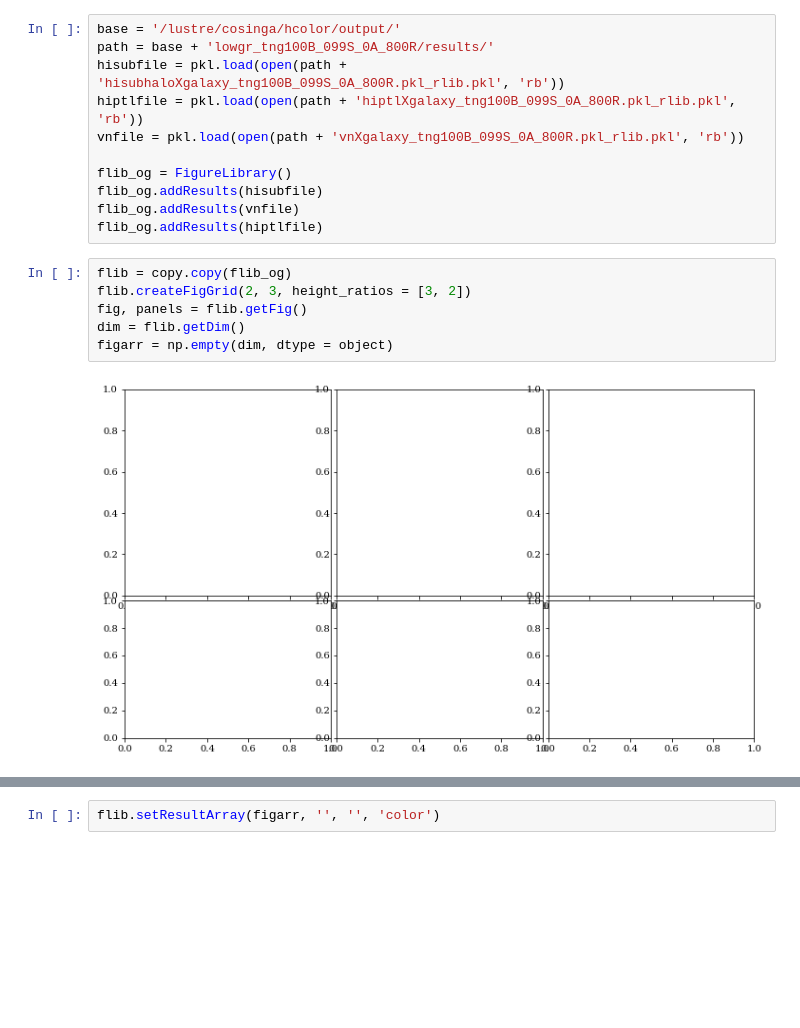
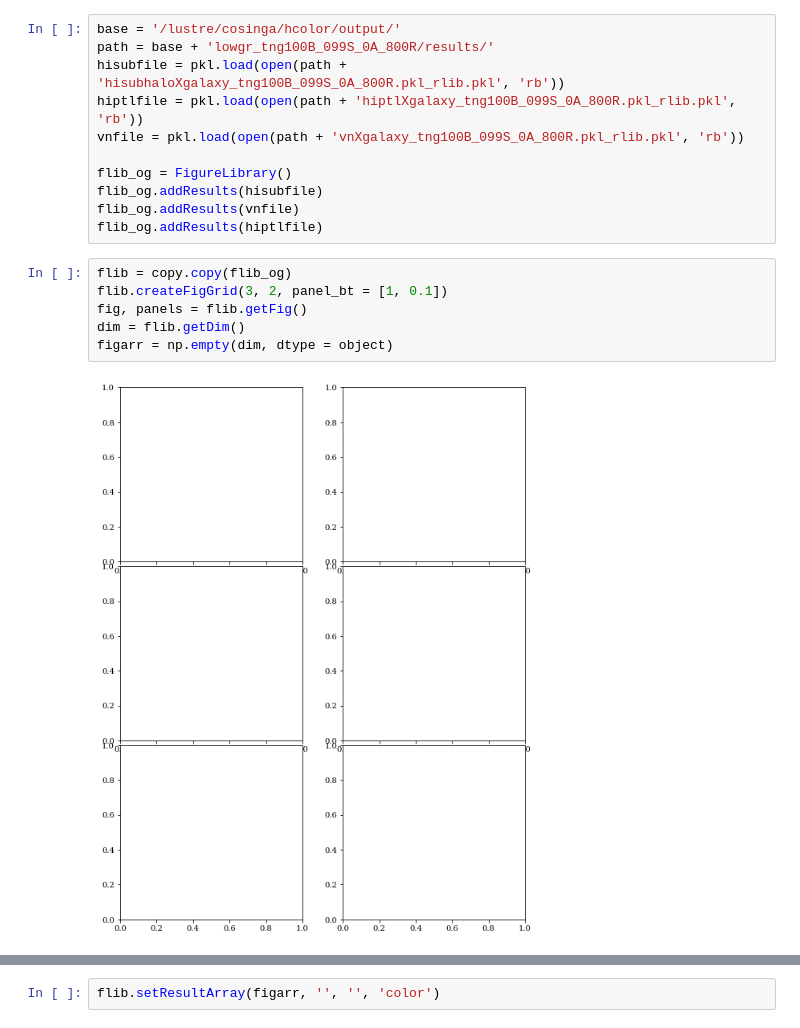
Before and after one commit to calvinosinga/hcolor, a Jupyter notebook: fig_md_analysis/HIXgalaxy/Untitled.ipynb, the cells around one changed output, grey strips where cells are left out. Cells and saved outputs as stored; diff of their text form; blank space fills up the shorter version.

```diff
--- a/fig_md_analysis/HIXgalaxy/Untitled.ipynb
+++ b/fig_md_analysis/HIXgalaxy/Untitled.ipynb
@@ -20,12 +20,12 @@ flib_og.addResults(vnfile)
 flib_og.addResults(hiptlfile)
 # %%
 flib = copy.copy(flib_og)
-flib.createFigGrid(2, 3, height_ratios = [3, 2])
+flib.createFigGrid(3, 2, panel_bt = [1, 0.1])
 fig, panels = flib.getFig()
 dim = flib.getDim()
 figarr = np.empty(dim, dtype = object)
 # %% [output]
-[figure, old version]
+[figure, new version]
 # %%
 # making panel 0,0 results
 idx = (0,0)
```
Also changed, not shown: parts of 8 cells of this notebook, 7 other files.
